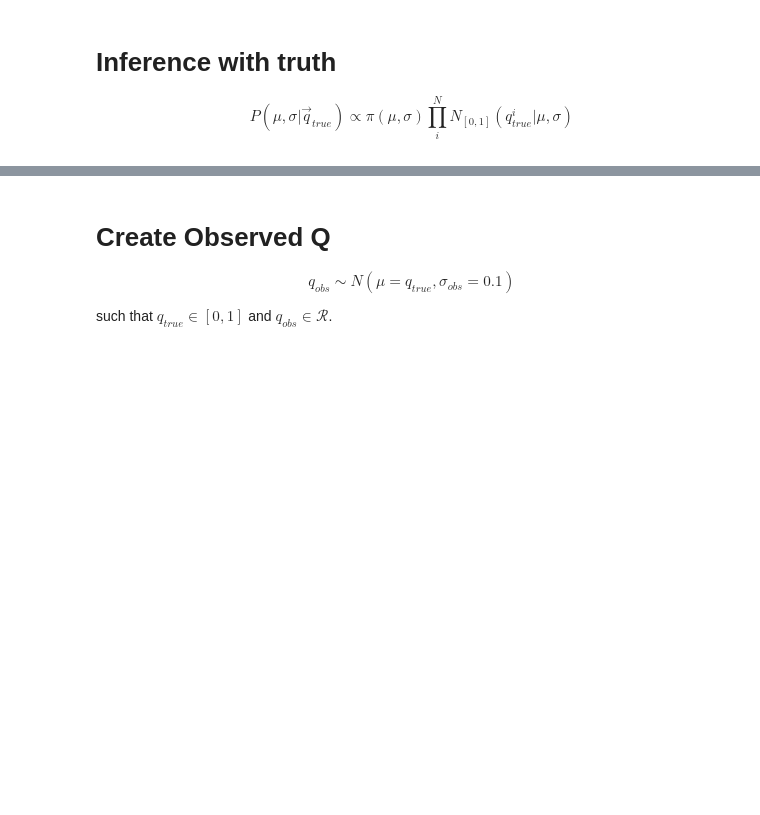
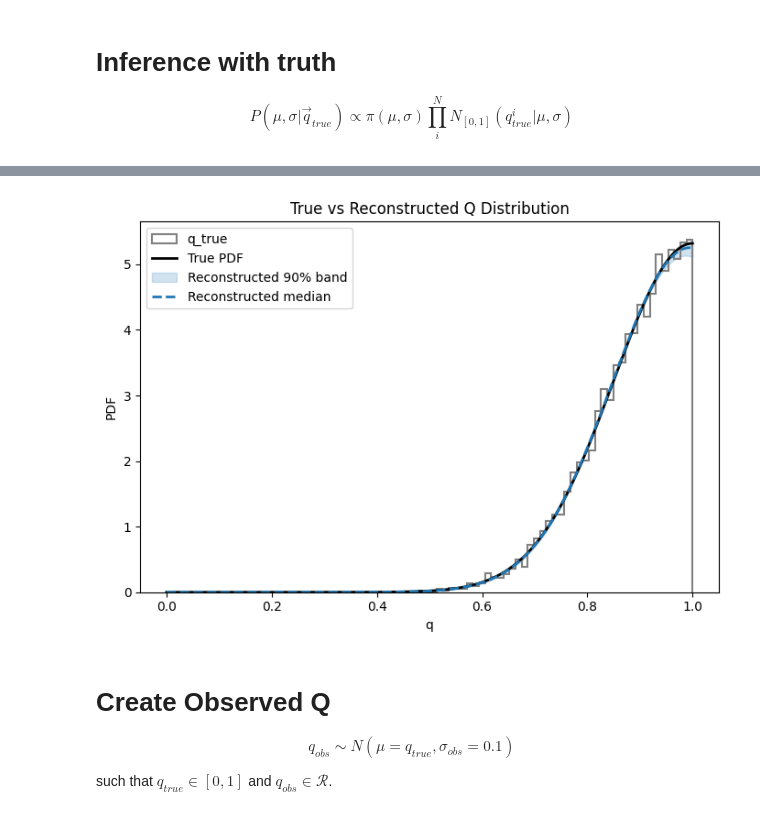
Before and after one commit to SoumendraRoy/FitQ, a Jupyter notebook: notebook.ipynb, the cells around one changed output, grey strips where cells are left out. Drawn from its saved outputs; the diff is of its cells as text; code cells hidden in the pictures; blank space fills up the shorter version.

```diff
--- a/notebook.ipynb
+++ b/notebook.ipynb
@@ -100,3 +100,51 @@ for yi in range(len(true)):
+# %%
+q_grid = np.linspace(0, 1, 500)
+
+at = (0.0 - mut) / sigmat
+bt = (1.0 - mut) / sigmat
+pdf_true = truncnorm.pdf(q_grid, at, bt, loc=mut, scale=sigmat)
+
+mu_samps = np.array(trace.posterior["mu"]).ravel()
+sig_samps = np.array(trace.posterior["sigma"]).ravel()
+
+max_draws = 5000
+if mu_samps.size > max_draws:
+    idx = np.random.choice(mu_samps.size, max_draws, replace=False)
+    mu_samps = mu_samps[idx]
+    sig_samps = sig_samps[idx]
+
+a = (0.0 - mu_samps) / sig_samps
+b = (1.0 - mu_samps) / sig_samps
+
+pdf_draws = truncnorm.pdf(
+    q_grid[None, :],
+    a[:, None],
+    b[:, None],
+    loc=mu_samps[:, None],
+    scale=sig_samps[:, None],
+)
+
+pdf_med = np.quantile(pdf_draws, 0.50, axis=0)
+pdf_lo90 = np.quantile(pdf_draws, 0.05, axis=0)
+pdf_hi90 = np.quantile(pdf_draws, 0.95, axis=0)
+
+
+plt.figure(figsize=(7, 5))
+plt.hist(q_true, bins=50, density=True, histtype="step", linewidth=1.5, color="0.5", label="q_true")
+plt.plot(q_grid, pdf_true, color="k", lw=2, label="True PDF")
+
+plt.fill_between(q_grid, pdf_lo90, pdf_hi90, color="C0", alpha=0.20, label="Reconstructed 90% band")
+
+plt.plot(q_grid, pdf_med, color="C0", lw=2, linestyle="--", label="Reconstructed median")
+
+plt.xlabel("q")
+plt.ylabel("PDF")
+plt.title("True vs Reconstructed Q Distribution")
+plt.legend()
+plt.tight_layout()
+plt.show()
+# %% [output]
+[figure, added]
 # %% [markdown]
 # Create Observed Q
 
```
Also changed, not shown: parts of 6 cells of this notebook.
